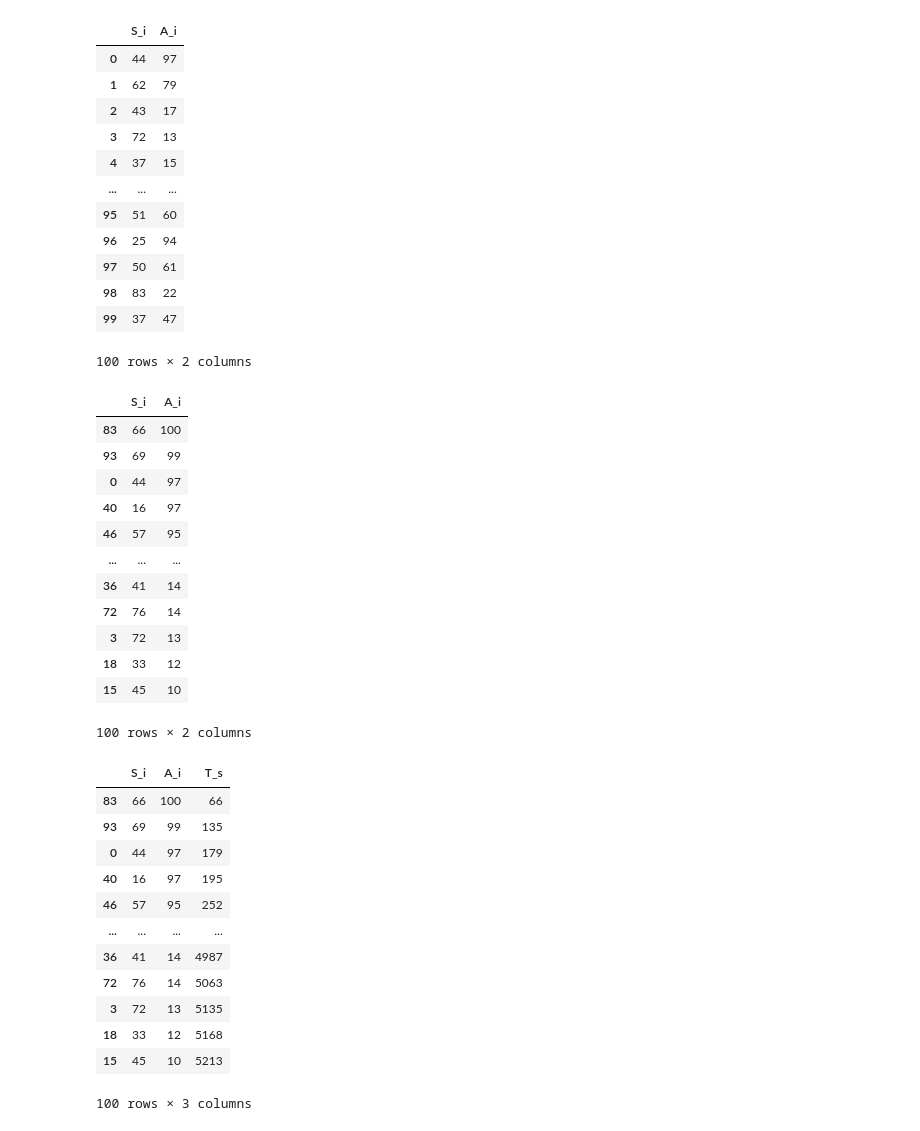
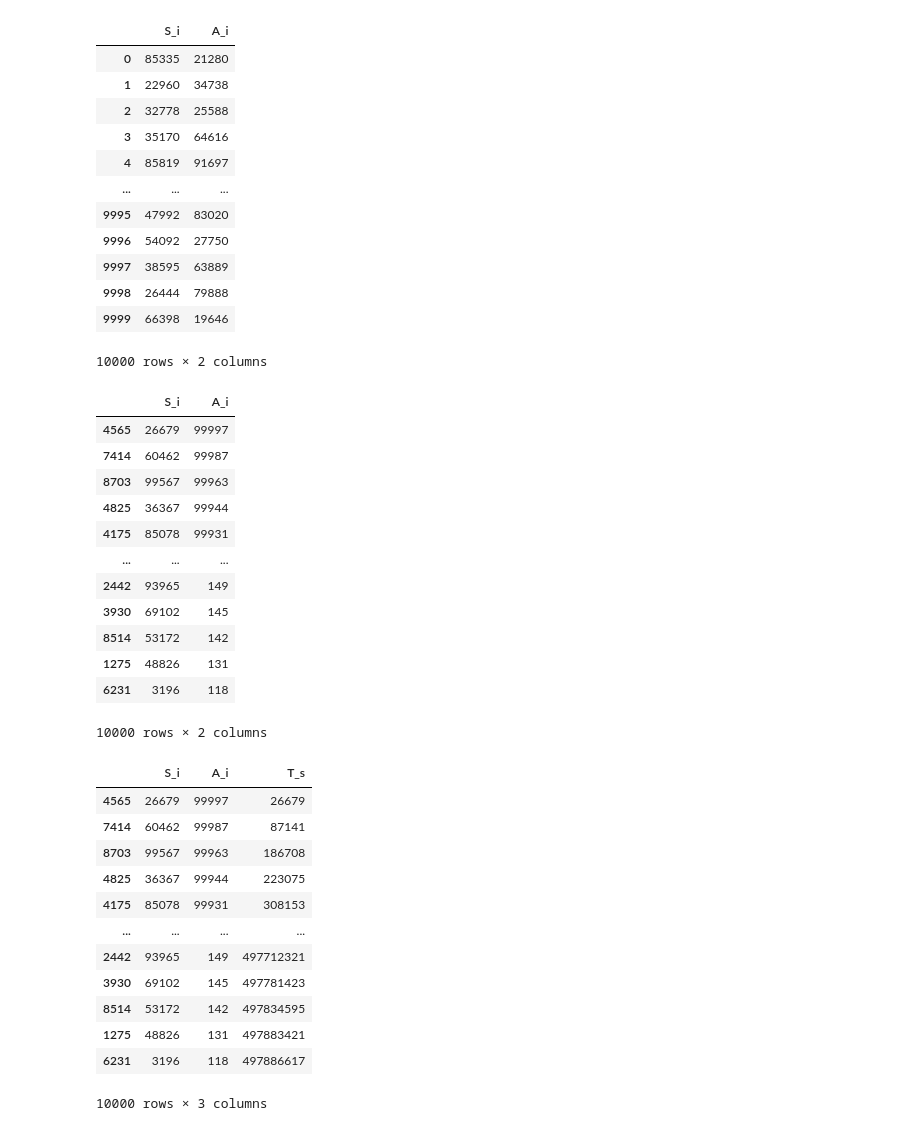
Before and after one commit to mrti259/tda-i-tps, a Jupyter notebook: tp1/notebooks/tp1-A_i-mayor_a_menor.ipynb, the cells around one changed output. Cells and saved outputs as stored; diff of their text form; code cells hidden in the pictures.

```diff
--- a/tp1/notebooks/tp1-A_i-mayor_a_menor.ipynb
+++ b/tp1/notebooks/tp1-A_i-mayor_a_menor.ipynb
@@ -1,59 +1,59 @@
 # %%
 import pandas as pd
 
-df = pd.read_csv("../data_enunciado/100 elem.txt")
+df = pd.read_csv("../data_enunciado/10000 elem.txt")
 
 df
 # %% [output]
 |  | S_i | A_i |
-| 0 | 44 | 97 |
-| 1 | 62 | 79 |
-| 2 | 43 | 17 |
-| 3 | 72 | 13 |
-| 4 | 37 | 15 |
+| 0 | 85335 | 21280 |
+| 1 | 22960 | 34738 |
+| 2 | 32778 | 25588 |
+| 3 | 35170 | 64616 |
+| 4 | 85819 | 91697 |
 | ... | ... | ... |
-| 95 | 51 | 60 |
-| 96 | 25 | 94 |
-| 97 | 50 | 61 |
-| 98 | 83 | 22 |
-| 99 | 37 | 47 |
+| 9995 | 47992 | 83020 |
+| 9996 | 54092 | 27750 |
+| 9997 | 38595 | 63889 |
+| 9998 | 26444 | 79888 |
+| 9999 | 66398 | 19646 |
-100 rows × 2 columns
+10000 rows × 2 columns
 # %%
 df_s = df.sort_values("A_i", ascending=False)
 
 df_s
 # %% [output]
 |  | S_i | A_i |
-| 83 | 66 | 100 |
-| 93 | 69 | 99 |
-| 0 | 44 | 97 |
-| 40 | 16 | 97 |
-| 46 | 57 | 95 |
+| 4565 | 26679 | 99997 |
+| 7414 | 60462 | 99987 |
+| 8703 | 99567 | 99963 |
+| 4825 | 36367 | 99944 |
+| 4175 | 85078 | 99931 |
 | ... | ... | ... |
-| 36 | 41 | 14 |
-| 72 | 76 | 14 |
-| 3 | 72 | 13 |
-| 18 | 33 | 12 |
-| 15 | 45 | 10 |
+| 2442 | 93965 | 149 |
+| 3930 | 69102 | 145 |
+| 8514 | 53172 | 142 |
+| 1275 | 48826 | 131 |
+| 6231 | 3196 | 118 |
-100 rows × 2 columns
+10000 rows × 2 columns
 # %%
 df_s["T_s"] = df_s["S_i"].cumsum()
 
 df_s
 # %% [output]
 |  | S_i | A_i | T_s |
-| 83 | 66 | 100 | 66 |
-| 93 | 69 | 99 | 135 |
-| 0 | 44 | 97 | 179 |
-| 40 | 16 | 97 | 195 |
-| 46 | 57 | 95 | 252 |
+| 4565 | 26679 | 99997 | 26679 |
+| 7414 | 60462 | 99987 | 87141 |
+| 8703 | 99567 | 99963 | 186708 |
+| 4825 | 36367 | 99944 | 223075 |
+| 4175 | 85078 | 99931 | 308153 |
 | ... | ... | ... | ... |
-| 36 | 41 | 14 | 4987 |
-| 72 | 76 | 14 | 5063 |
-| 3 | 72 | 13 | 5135 |
-| 18 | 33 | 12 | 5168 |
-| 15 | 45 | 10 | 5213 |
+| 2442 | 93965 | 149 | 497712321 |
+| 3930 | 69102 | 145 | 497781423 |
+| 8514 | 53172 | 142 | 497834595 |
+| 1275 | 48826 | 131 | 497883421 |
+| 6231 | 3196 | 118 | 497886617 |
-100 rows × 3 columns
+10000 rows × 3 columns
 # %%
 df_s["T"] = df_s["T_s"] + df_s["A_i"]
 
```
Also changed, not shown: parts of 2 cells of this notebook, 3 other files.
